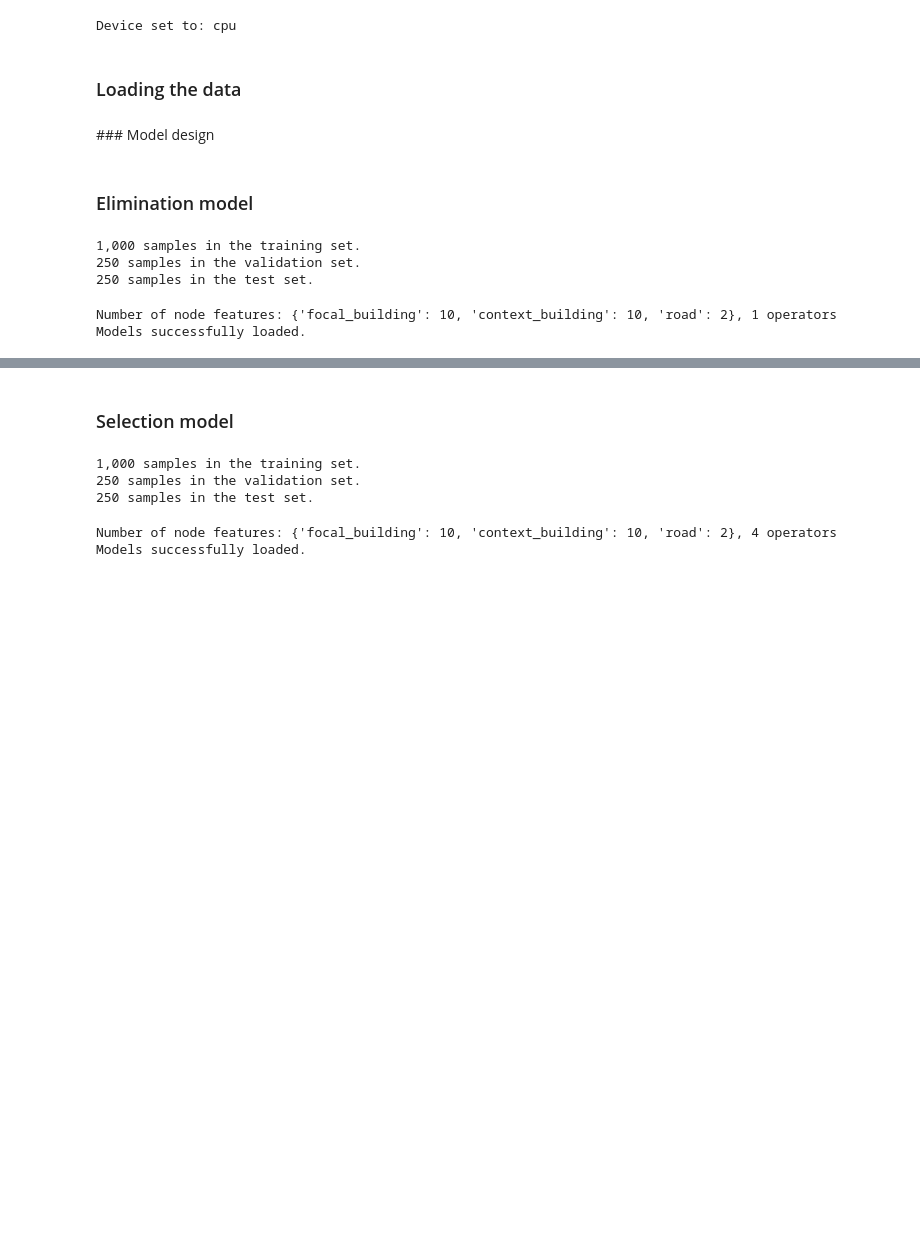
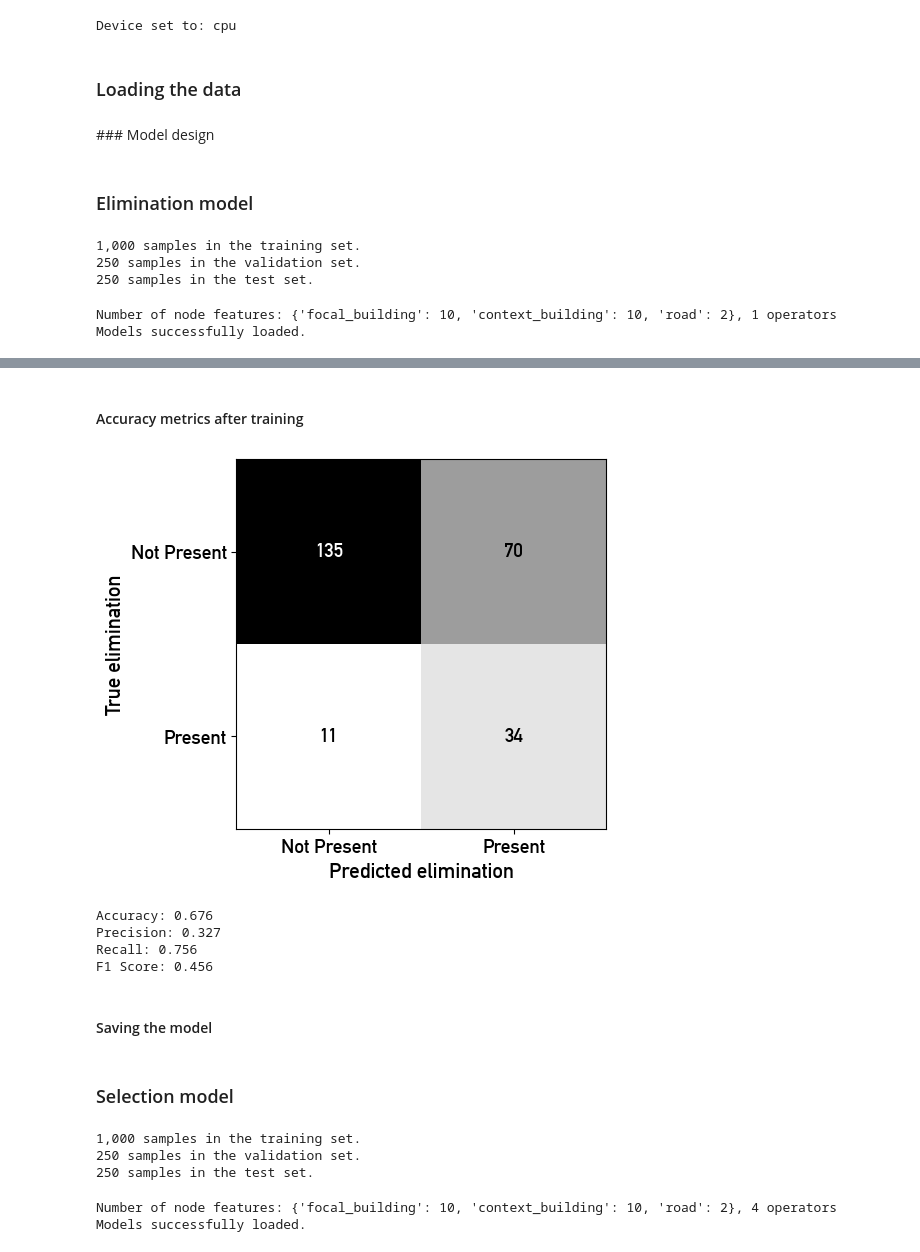
Before and after one commit to jorissenn/genops, a Jupyter notebook: 41_multimodal_model.ipynb, the cells around one changed output, grey strips where cells are left out. Drawn from its saved outputs; the diff is of its cells as text; code cells hidden in the pictures; blank space fills up the shorter version.

```diff
--- a/41_multimodal_model.ipynb
+++ b/41_multimodal_model.ipynb
@@ -204,0 +381,73 @@ tensor([[-0.0357]], grad_fn=<AddmmBackward0>)
+# %% [markdown]
+#### Accuracy metrics after training
+# %%
+# switch to evaluation mode
+model.eval()
+
+# storing the predictions and true labels from every batch
+true_elimination = []
+pred_elimination = []
+
+# prediction evaluations should not be part of the computational graph, gradients should not be tracked
+with torch.no_grad():
+    for raster, vector, operators in test_loader:
+
+        # moving the features to device
+        raster = raster.to(device)
+        vector = vector.to(device)
+        operators = operators.to(device)
+
+        # prediction on the trained model results in logits, sigmoid needs to be applied to obtain probabilities
+        pred_operators_logits = model(raster, vector)
+        pred_operators = torch.sigmoid(pred_operators_logits)
+        pred_operators_labels = (pred_operators > 0.5).float()  # thresholding
+
+        # extracting true and predicted elimination
+        true_elimination_batch = operators[:,0]
+        pred_elimination_batch = pred_operators_labels[:,0]
+
+        # collect data for metrics calculation
+        true_elimination.append(true_elimination_batch.cpu())
+        pred_elimination.append(pred_elimination_batch.cpu())
+
+# convert lists to tensors
+true_elimination = torch.cat(true_elimination)
+pred_elimination = torch.cat(pred_elimination)
+
+# calculate metrics
+conf_matrix = confusion_matrix(true_elimination.numpy(), pred_elimination.numpy())
+accuracy = accuracy_score(true_elimination.numpy(), pred_elimination.numpy())
+precision = precision_score(true_elimination.numpy(), pred_elimination.numpy())
+recall = recall_score(true_elimination.numpy(), pred_elimination.numpy())
+f1 = f1_score(true_elimination.numpy(), pred_elimination.numpy())
+
+# saving the accuracy metrics
+model_name = get_model_name(model, ops="eli", attach_roads=True, n_samples=len(training_set), n_epochs=n_epochs, batch_size=batch_size) + ".csv"
+metrics_path = os.path.join(multimodal_path, "model_outputs", "elimination", "metrics", model_name)
+
+# creating a DataFrame with loss values
+metrics_df = pd.DataFrame({"operator": ["elimination"],
+                           "accuracy": [accuracy],
+                           "precision": [precision],
+                           "recall": [recall],
+                           "f1-score": [f1]})
+
+# save to CSV
+metrics_df.to_csv(metrics_path, index=False)
+
+# display the confusion matrix
+visualize_confusion_matrix(conf_matrix, operator="elimination")
+
+# print metrics
+print(f"Accuracy: {accuracy:.3f}")
+print(f"Precision: {precision:.3f}")
+print(f"Recall: {recall:.3f}")
+print(f"F1 Score: {f1:.3f}")
+# %% [output]
+[figure, added]
+Accuracy: 0.676
+Precision: 0.327
+Recall: 0.756
+F1 Score: 0.456
+# %% [markdown]
+#### Saving the model
```
Also changed, not shown: parts of 21 cells of this notebook.
